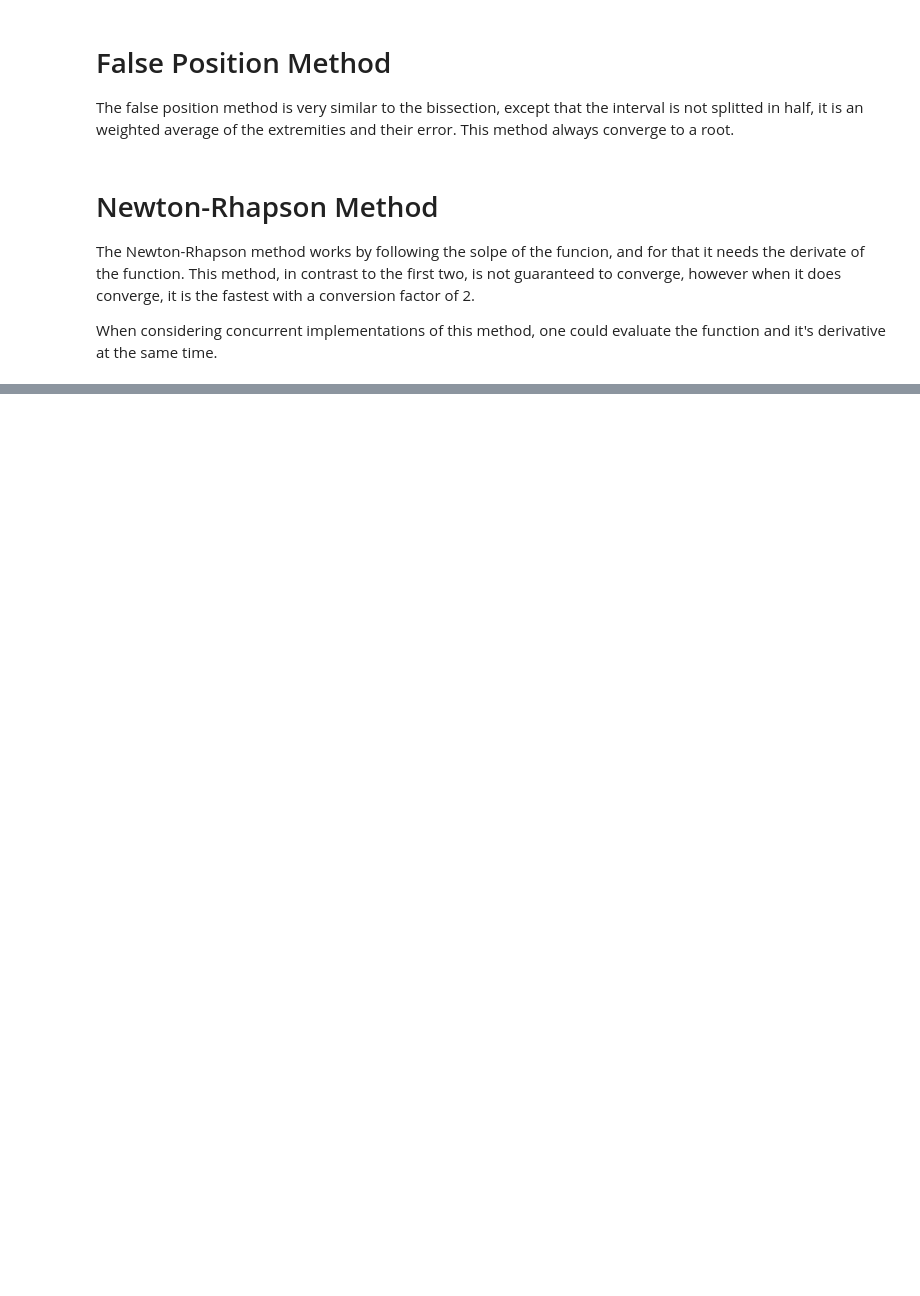
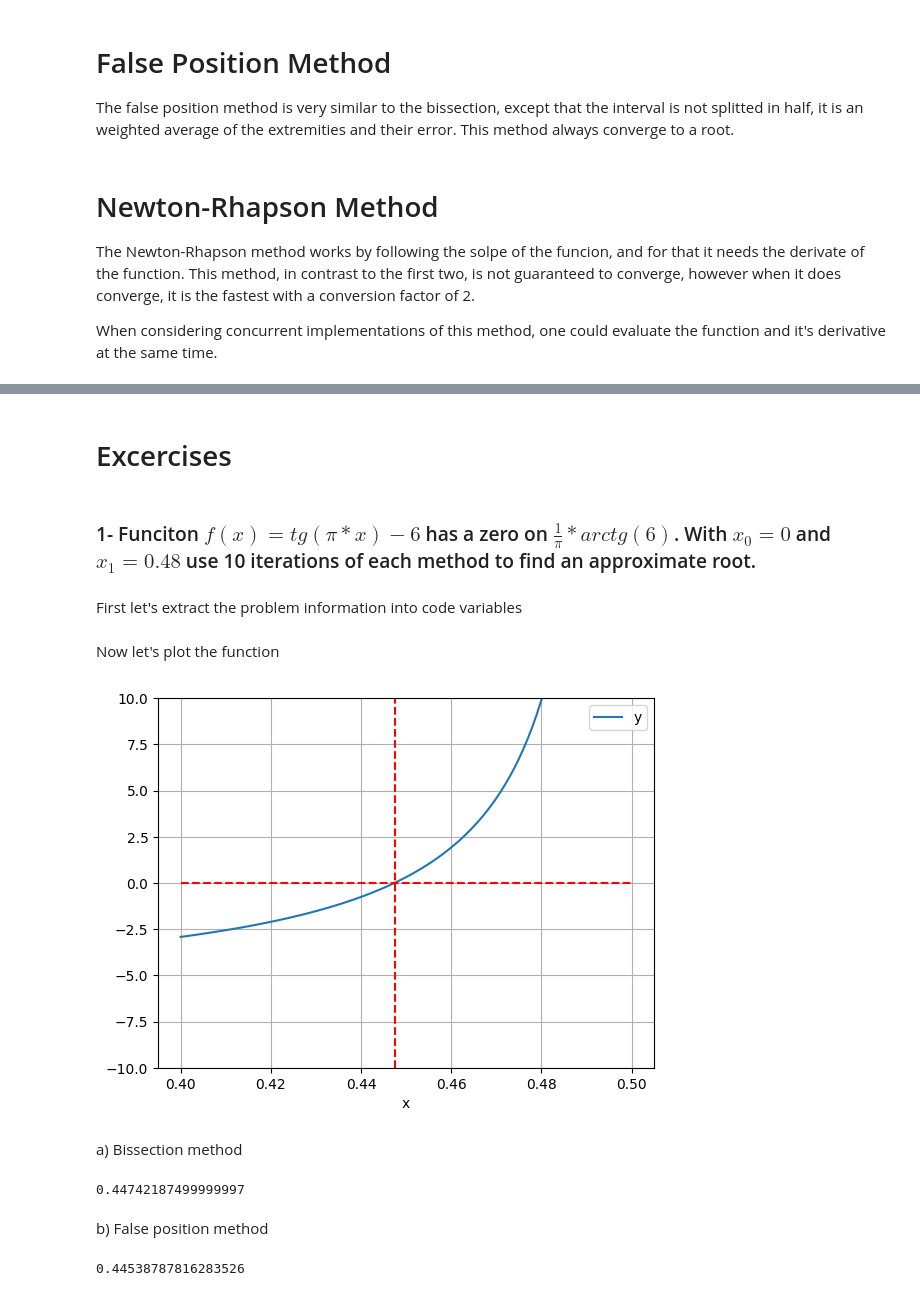
Before and after one commit to JelsonRodrigues/numeric_calculus, a Jupyter notebook: src/reports/1/book.ipynb, the cells around one changed output, grey strips where cells are left out. Drawn from its saved outputs; the diff is of its cells as text; code cells hidden in the pictures; blank space fills up the shorter version.

Commit message:
feat: first report finished

```diff
--- a/src/reports/1/book.ipynb
+++ b/src/reports/1/book.ipynb
@@ -179,0 +105,55 @@ secant = 2.2360688956392814, newton = 2.2360688956433634, abs dif = 0.0000000000
+# %% [markdown]
+# Excercises
+# %% [markdown]
+### 1- Funciton $ f(x) = tg(\pi * x) - 6 $ has a zero on $ \frac{1}{\pi} * arctg(6) $. With $x_0 = 0$ and $x_1 = 0.48$ use 10 iterations of each method to find an approximate root.
+# %% [markdown]
+First let's extract the problem information into code variables
+# %%
+import math
+fun = lambda x: math.tan(math.pi * x) - 6.0
+iterations = 10
+x_0 = 0.0
+x_1 = 0.48
+real_zero = (1/math.pi) * math.atan(6.0)
+# %% [markdown]
+Now let's plot the function
+# %%
+interval_start = 0.4
+interval_end = 0.5
+number_of_points = 100
+
+# sample function
+percent_to_range = lambda percent, range_start, range_end: (range_end - range_start ) * percent + range_start
+
+fun_points = [{
+   "x":percent_to_range(x / number_of_points, interval_start, interval_end),
+   "y": fun(percent_to_range(x / number_of_points, interval_start, interval_end))
+   } for x in range(number_of_points)]
+
+# plot data
+df = pd.DataFrame(data=fun_points)
+df.plot(kind="line", x="x", y="y")
+
+# zoom the plot where the function is near zero
+plt.ylim(-10.0, 10.0)
+
+# plot the real zero
+plt.vlines(real_zero, -10, 10, colors='r', linestyles='dashed')
+plt.hlines(0, interval_start, interval_end, colors='r', linestyles='dashed')
+
+plt.grid(True)
+plt.show()
+# %% [output]
+[figure, added]
+# %% [markdown]
+a) Bissection method
+# %%
+bissection(fun, x_0, x_1, 0.0, iterations)
+# %% [output]
+0.44742187499999997
+# %% [markdown]
+b) False position method
+# %%
+false_position(fun, x_0, x_1, 0.0, iterations)
+# %% [output]
+0.44538787816283526
```
Also changed, not shown: parts of 67 cells of this notebook.
